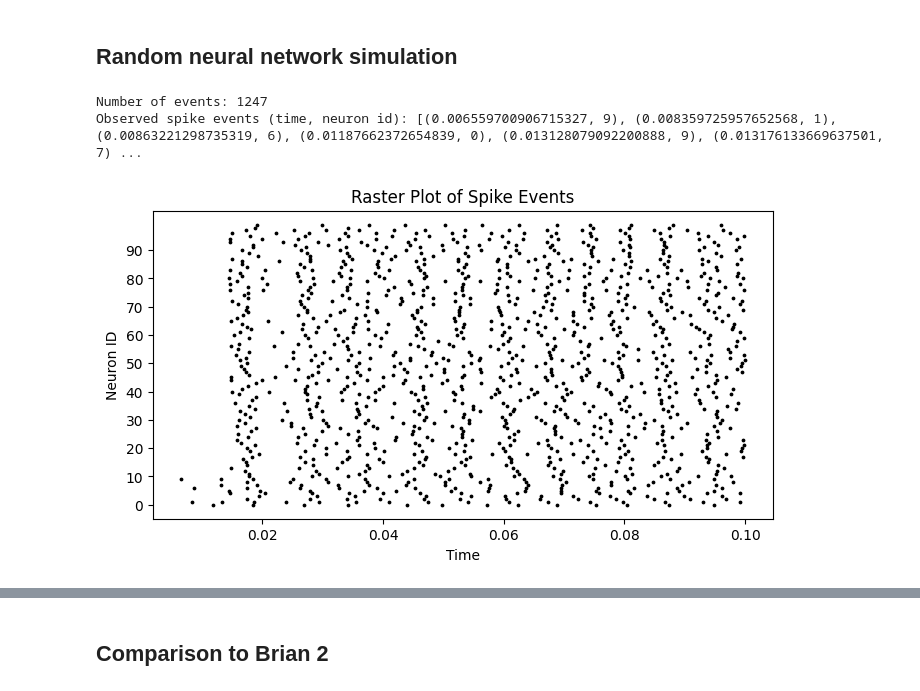
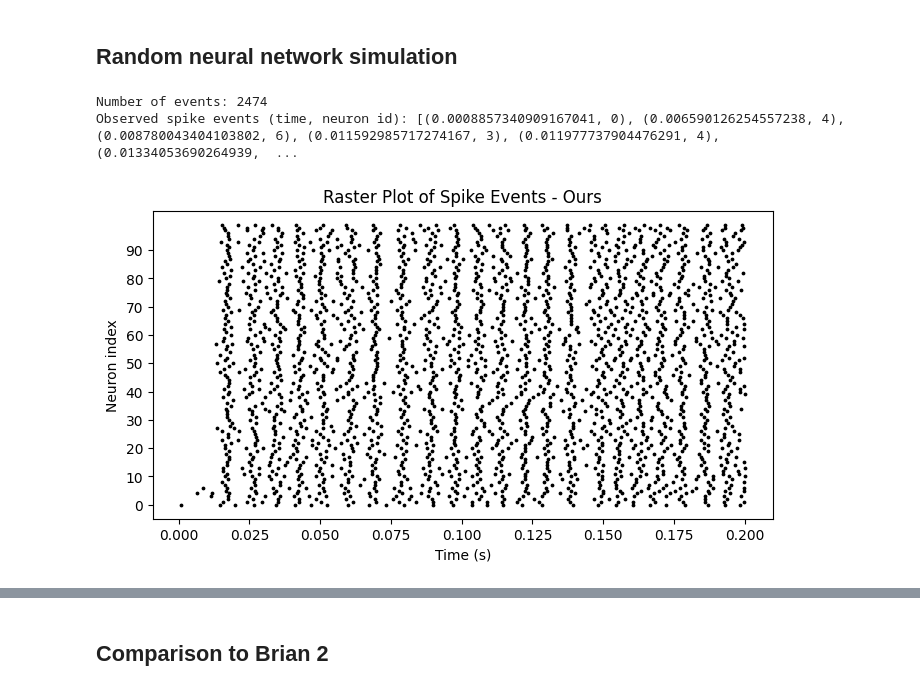
Before and after one commit to Eric-OG/snnblaze, a Jupyter notebook: examples/simple_network.ipynb, the cells around one changed output, grey strips where cells are left out. Cells and saved outputs as stored; diff of their text form; code cells hidden in the pictures.

```diff
--- a/examples/simple_network.ipynb
+++ b/examples/simple_network.ipynb
@@ -169,27 +178,27 @@ for t, neuron_id, magnitude in spike_storage:
     nn.schedule_spike_event(t, neuron_id, magnitude)
 
 # Run simulation
-nn.run(.1)
+nn.run(simulation_duration)
 
 # Output observed spikes
 print(f'Number of events: {len(monitor.spike_list)}')
 print(f'Observed spike events (time, neuron id): {monitor.spike_list}')
 # %% [output]
-Number of events: 1247
-Observed spike events (time, neuron id): [(0.006559700906715327, 9), (0.008359725957652568, 1), (0.00863221298735319, 6), (0.01187662372654839, 0), (0.013128079092200888, 9), (0.013176133669637501, 7) ...
+Number of events: 2474
+Observed spike events (time, neuron id): [(0.0008857340909167041, 0), (0.006590126254557238, 4), (0.008780043404103802, 6), (0.011592985717274167, 3), (0.011977737904476291, 4), (0.01334053690264939,  ...
 # %%
 import matplotlib.pyplot as plt
 
 # Plotting spike events
 spike_times = [t for t, n in monitor.spike_list]
 neuron_ids = [n for t, n in monitor.spike_list]
 
 plt.figure(figsize=(8, 4))
 plt.scatter(spike_times, neuron_ids, c='black', marker='o', s=3)
-plt.xlabel('Time')
-plt.ylabel('Neuron ID')
-plt.title('Raster Plot of Spike Events')
+plt.xlabel('Time (s)')
+plt.ylabel('Neuron index')
+plt.title('Raster Plot of Spike Events - Ours')
 plt.yticks(range(0, num_neurons, num_neurons//10))  # Show every 10th neuron ID
 plt.show()
 # %% [output]
-[figure, old version]
+[figure, new version]
```
Also changed, not shown: parts of 8 cells of this notebook.
